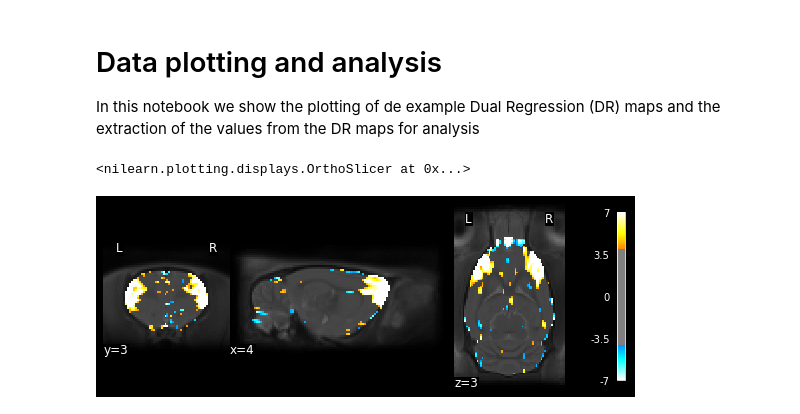
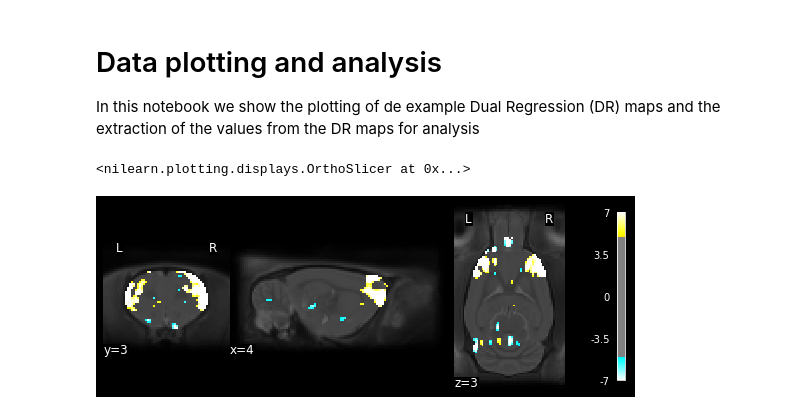
Before and after one commit to grandjeanlab/StandardRat, a Jupyter notebook: protocol_paper/plotting_analysis.ipynb, the cells around one changed output. Cells and saved outputs as stored; diff of their text form; code cells hidden in the pictures.

```diff
--- a/protocol_paper/plotting_analysis.ipynb
+++ b/protocol_paper/plotting_analysis.ipynb
@@ -19,14 +19,14 @@ DR_301404= image.get_data('nii_files/sub-301404_DR_SM.nii.gz')
 # %%
 plotting.plot_stat_map(stat_map_img= 'nii_files/sub-301404_DR_SM.nii.gz',
                        bg_img= 'nii_files/SIGMA_template_zoom.nii',
                        display_mode='ortho',
                        cut_coords=(4,3,3.5),
-                       threshold= 4,
+                       threshold= 5,
                        vmax= 7,
                        draw_cross=False)
 # %% [output]
 <nilearn.plotting.displays.OrthoSlicer at 0x...>
-[figure, old version]
+[figure, new version]
 # %%
 #move to data folder
 os.chdir('/project/4180000.23/StandardRat/')
```
Also changed, not shown: 4 other files.
